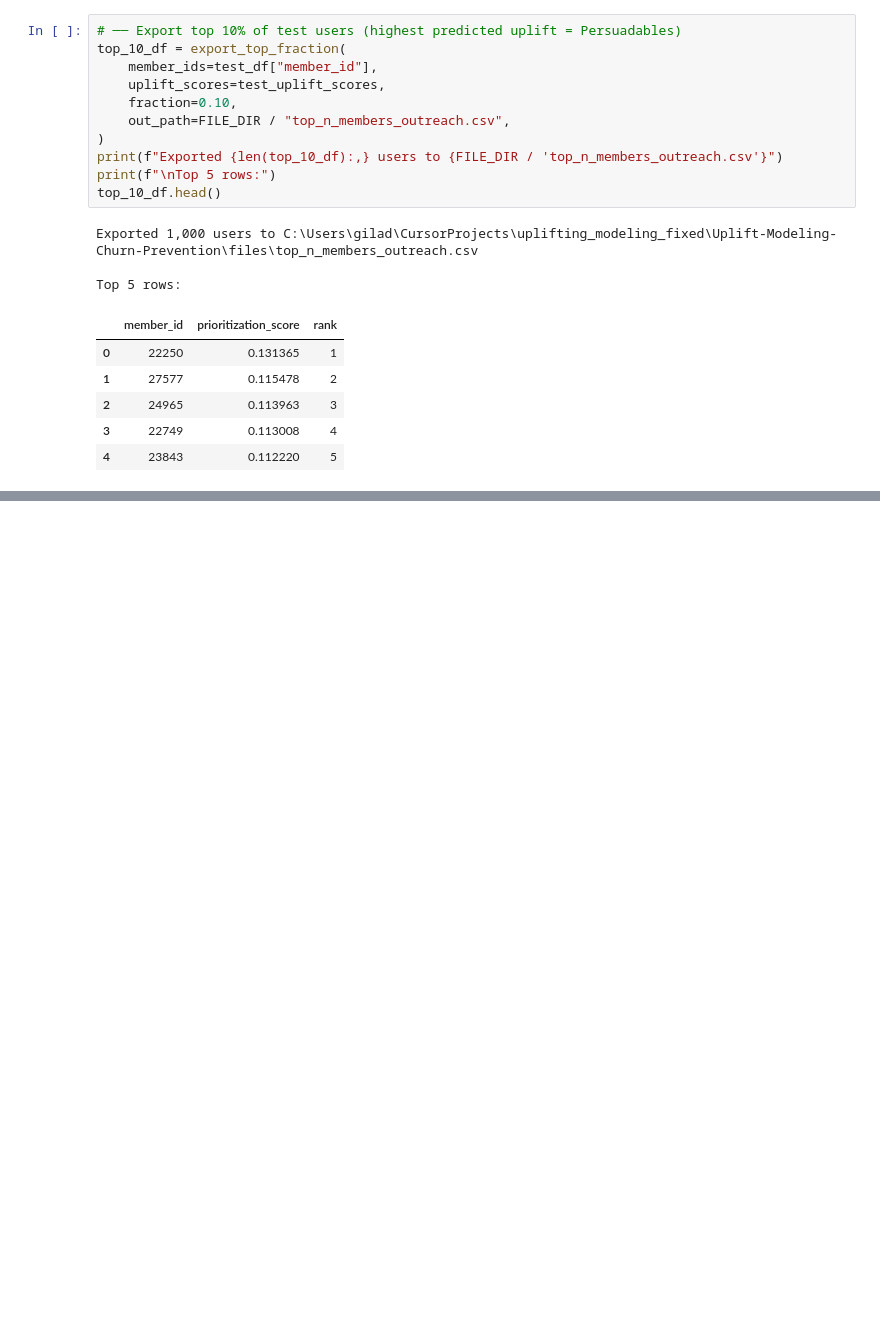
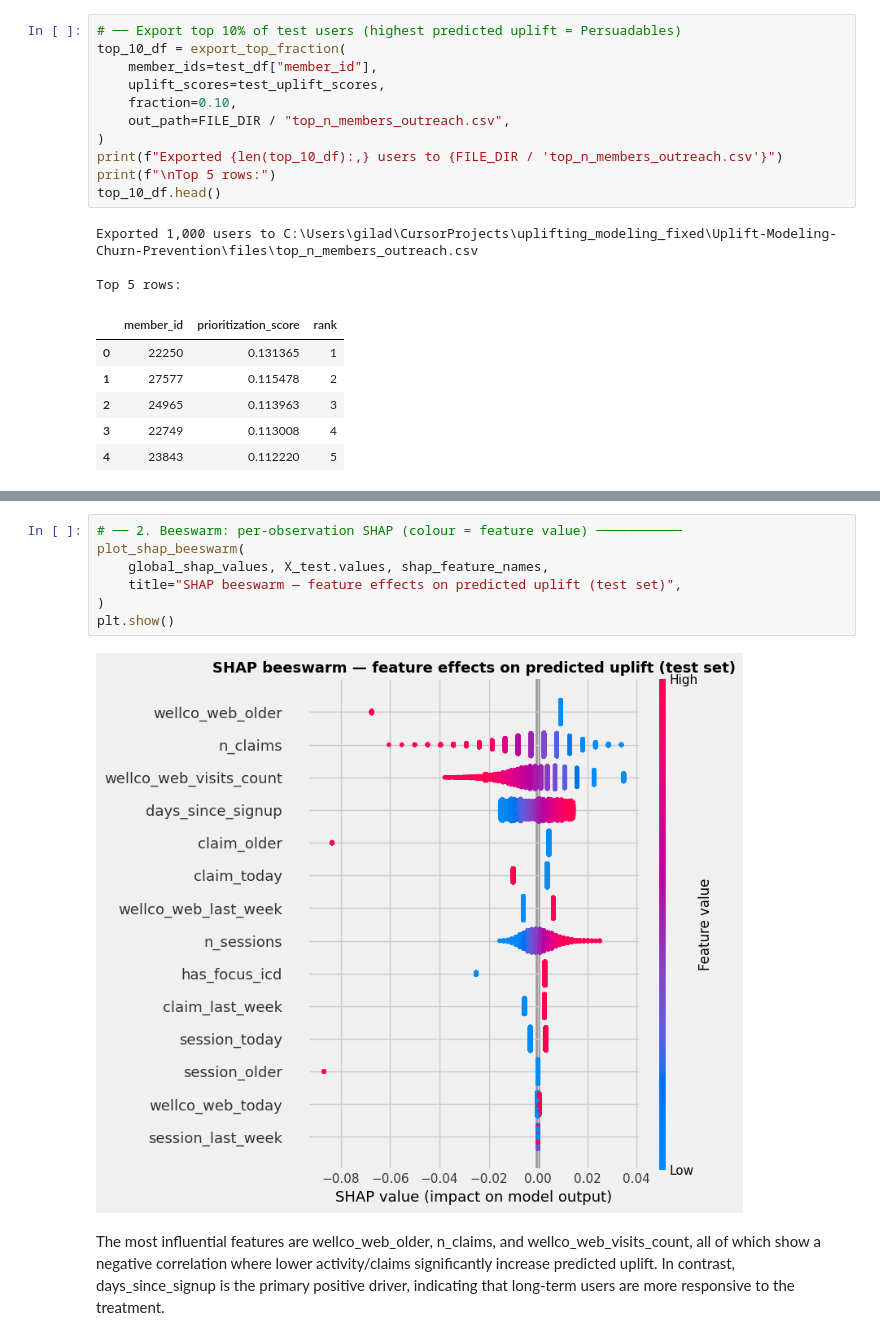
Before and after one commit to Noa-Gilad/Uplift-Modeling-Churn-Prevention, a Jupyter notebook: src/uplift_churn_prediction.ipynb, the cells around one changed output, grey strips where cells are left out. Drawn from its saved outputs; the diff is of its cells as text; blank space fills up the shorter version.

```diff
--- a/src/uplift_churn_prediction.ipynb
+++ b/src/uplift_churn_prediction.ipynb
@@ -509,0 +544,11 @@ Top 5 rows:
+# %%
+# ── 2. Beeswarm: per-observation SHAP (colour = feature value) ───────────
+plot_shap_beeswarm(
+    global_shap_values, X_test.values, shap_feature_names,
+    title="SHAP beeswarm — feature effects on predicted uplift (test set)",
+)
+plt.show()
+# %% [output]
+[figure, added]
+# %% [markdown]
+The most influential features are wellco_web_older, n_claims, and wellco_web_visits_count, all of which show a negative correlation where lower activity/claims significantly increase predicted uplift. In contrast, days_since_signup is the primary positive driver, indicating that long-term users are more responsive to the treatment.
```
Also changed, not shown: parts of 10 cells of this notebook, 1 other file.
